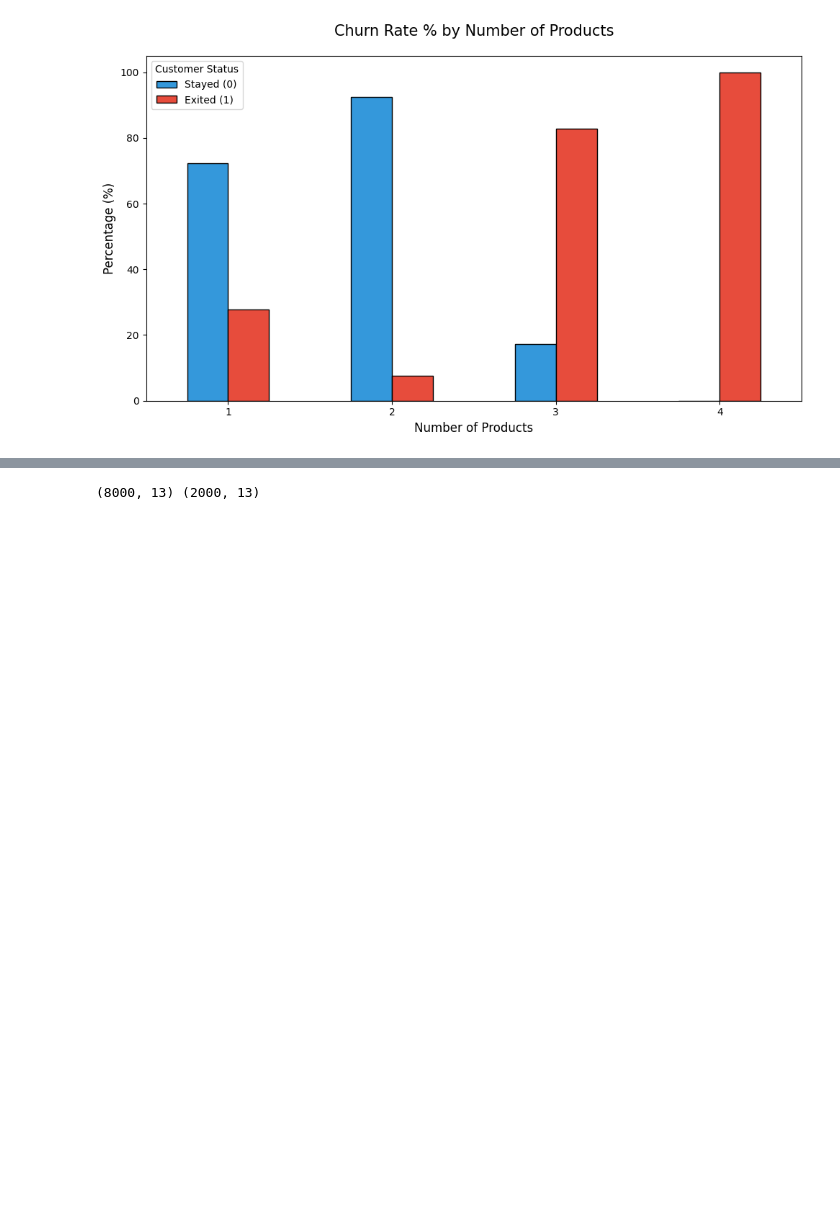
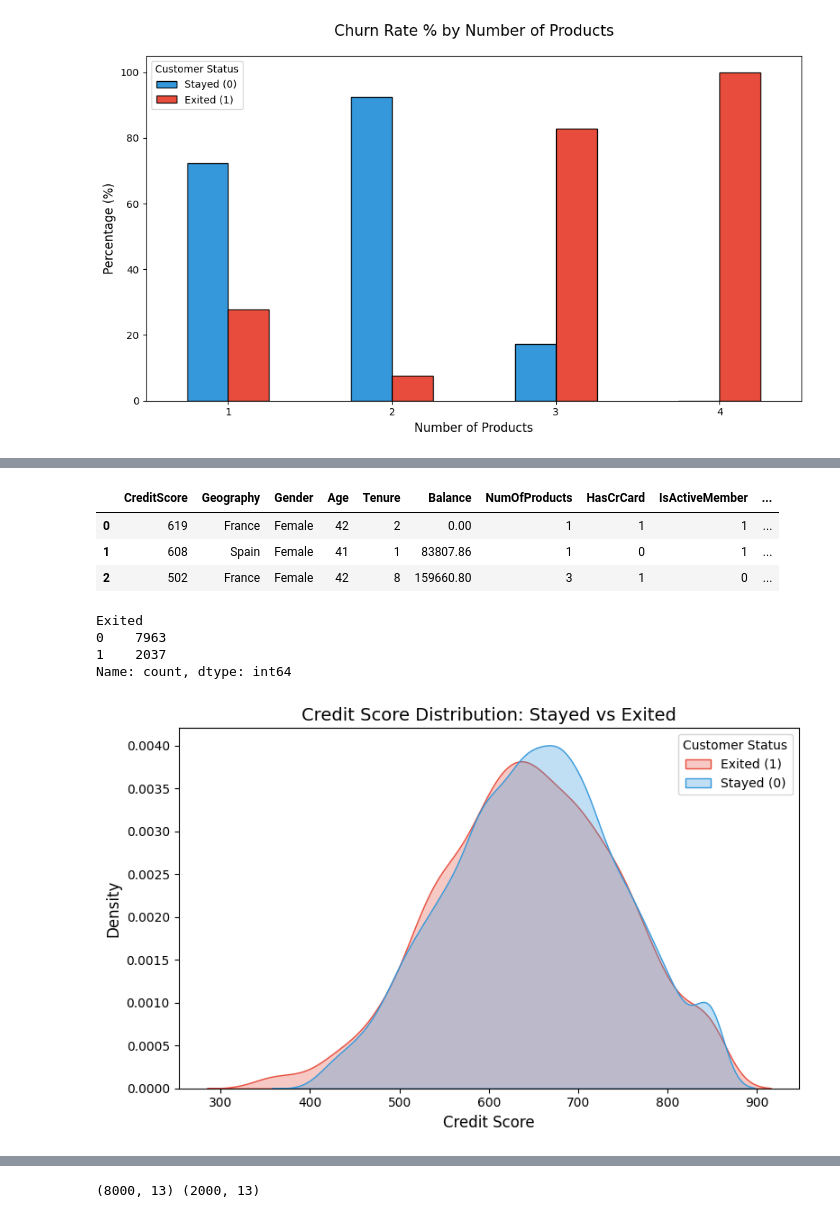
Before and after one commit to Zainch032/bank-churn-predictor, a Jupyter notebook: notebook/bank_churn.ipynb, the cells around one changed output, grey strips where cells are left out. Drawn from its saved outputs; the diff is of its cells as text; code cells hidden in the pictures; blank space fills up the shorter version.

```diff
--- a/notebook/bank_churn.ipynb
+++ b/notebook/bank_churn.ipynb
@@ -369,0 +460,28 @@ Based on EDA, we select the most predictive features and apply:
+# %%
+df.head(3)
+# %% [output]
+|  | CreditScore | Geography | Gender | Age | Tenure | Balance | NumOfProducts | HasCrCard | IsActiveMember | ... |
+| 0 | 619 | France | Female | 42 | 2 | 0.00 | 1 | 1 | 1 | ... |
+| 1 | 608 | Spain | Female | 41 | 1 | 83807.86 | 1 | 0 | 1 | ... |
+| 2 | 502 | France | Female | 42 | 8 | 159660.80 | 3 | 1 | 0 | ... |
+# %%
+df["Exited"].value_counts()
+# %% [output]
+Exited
+0    7963
+1    2037
+Name: count, dtype: int64
+# %%
+
+plt.figure(figsize=(8, 5))
+sns.kdeplot(data=df, x="CreditScore", hue="Exited", common_norm=False,
+            fill=True, alpha=0.3, palette={0: '#3498db', 1: '#e74c3c'})
+
+plt.title('Credit Score Distribution: Stayed vs Exited', fontsize=14)
+plt.xlabel('Credit Score', fontsize=12)
+plt.ylabel('Density', fontsize=12)
+plt.legend(title='Customer Status', labels=['Exited (1)', 'Stayed (0)'])
+plt.tight_layout()
+plt.show()
+# %% [output]
+[figure, added]
```
Also changed, not shown: parts of 71 cells of this notebook, 2 other files.
